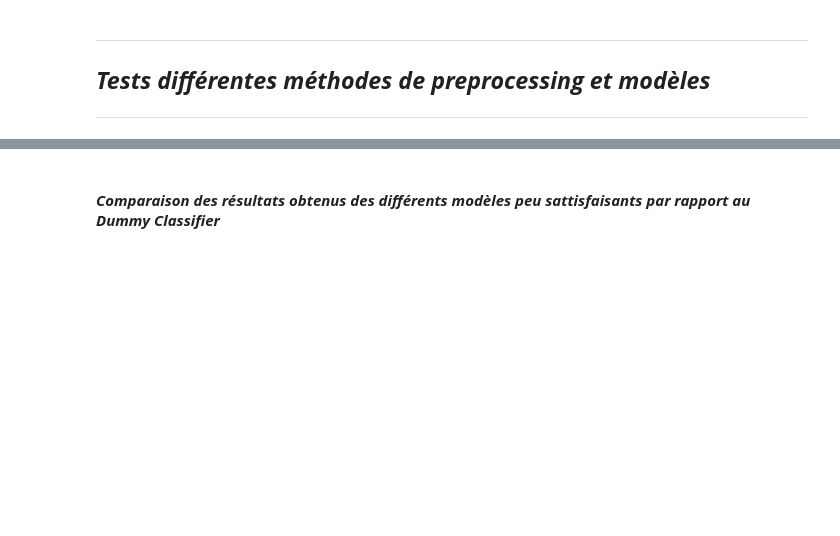
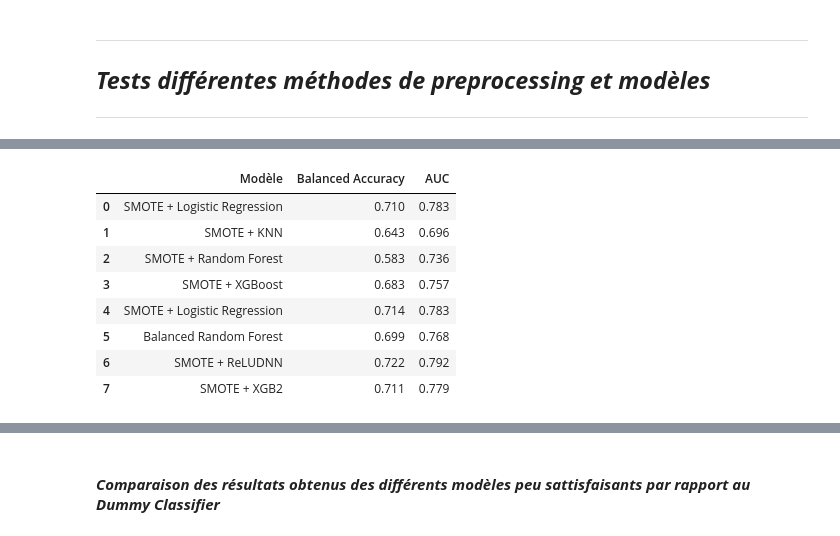
Before and after one commit to tomasnp/TER_HEC, a Jupyter notebook: main-4.ipynb, the cells around one changed output, grey strips where cells are left out. Saved outputs shown, nothing was run; the diff lists cells and outputs as text; code cells hidden in the pictures; blank space fills up the shorter version.

Commit message:
SMOTE with all model

```diff
--- a/main-4.ipynb
+++ b/main-4.ipynb
@@ -583,6 +484,7 @@ AUC: 76.31%
 # %%
 from sklearn.neighbors import KNeighborsClassifier
 
-model_knn = KNeighborsClassifier()
+model_knn = make_pipeline_imblearn(SMOTE(),KNeighborsClassifier())
+model_knn.name = "SMOTE + KNN"
 evaluate_classifier(model_knn)
 # %% [output]
@@ -609,7 +508,7 @@ AUC: 70.87%
 # %%
 from sklearn.pipeline import make_pipeline
 
-model_rf_balanced = make_pipeline(RandomForestClassifier(n_estimators=320,
+model_rf_balanced = make_pipeline_imblearn(SMOTE(),RandomForestClassifier(n_estimators=320,
                                  max_depth=10,
                                  min_samples_split=4,
                                  min_samples_leaf=1,
@@ -627,0 +566,50 @@ AUC: 75.93%
+# %%
+models = [lreg,model_knn,model_rf,model_xg, lreg, model_rf_balanced,pipeline, model_xgb2]
+
+
+def evaluate_models(models, evaluate_classifier):
+    """
+    Évalue une liste de modèles et retourne un DataFrame avec le balanced_accuracy et l'AUC de chaque modèle.
+
+    Parameters:
+    - models: liste de modèles à évaluer.
+    - evaluate_classifier: fonction qui prend en entrée un modèle et retourne (balanced_accuracy, AUC).
+
+    Returns:
+    - DataFrame pandas avec les colonnes 'Modèle', 'Balanced Accuracy', 'AUC'.
+    """
+    # Initialiser les listes pour stocker les résultats
+    model_names = []
+    balanced_accuracies = []
+    aucs = []
+
+    # Boucler sur chaque modèle, l'évaluer et stocker ses performances
+    for model in models:
+        balanced_accuracy, auc = evaluate_classifier(model, False)
+        model_names.append(str(model.name))  # Utiliser str(model) ou une autre méthode pour nommer les modèles
+        balanced_accuracies.append(balanced_accuracy)
+        aucs.append(auc)
+
+    # Créer un DataFrame avec les résultats
+    results_df = pd.DataFrame({
+        'Modèle': model_names,
+        'Balanced Accuracy': balanced_accuracies,
+        'AUC': aucs
+    })
+
+    return results_df
+
+
+models_evaluated = evaluate_models(models,evaluate_classifier)
+# %%
+models_evaluated # 42
+# %% [output]
+|  | Modèle | Balanced Accuracy | AUC |
+| 0 | SMOTE + Logistic Regression | 0.710 | 0.783 |
+| 1 | SMOTE + KNN | 0.643 | 0.696 |
+| 2 | SMOTE + Random Forest | 0.583 | 0.736 |
+| 3 | SMOTE + XGBoost | 0.683 | 0.757 |
+| 4 | SMOTE + Logistic Regression | 0.714 | 0.783 |
+| 5 | Balanced Random Forest | 0.699 | 0.768 |
+| 6 | SMOTE + ReLUDNN | 0.722 | 0.792 |
+| 7 | SMOTE + XGB2 | 0.711 | 0.779 |
```
Also changed, not shown: parts of 32 cells of this notebook, 1 other file.
